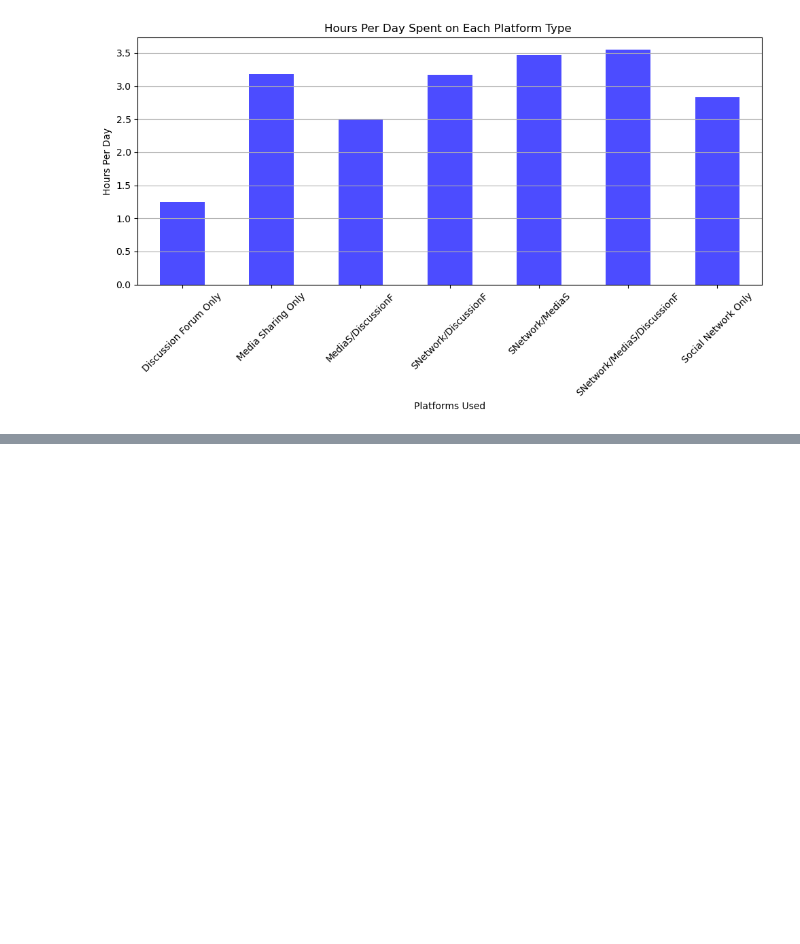
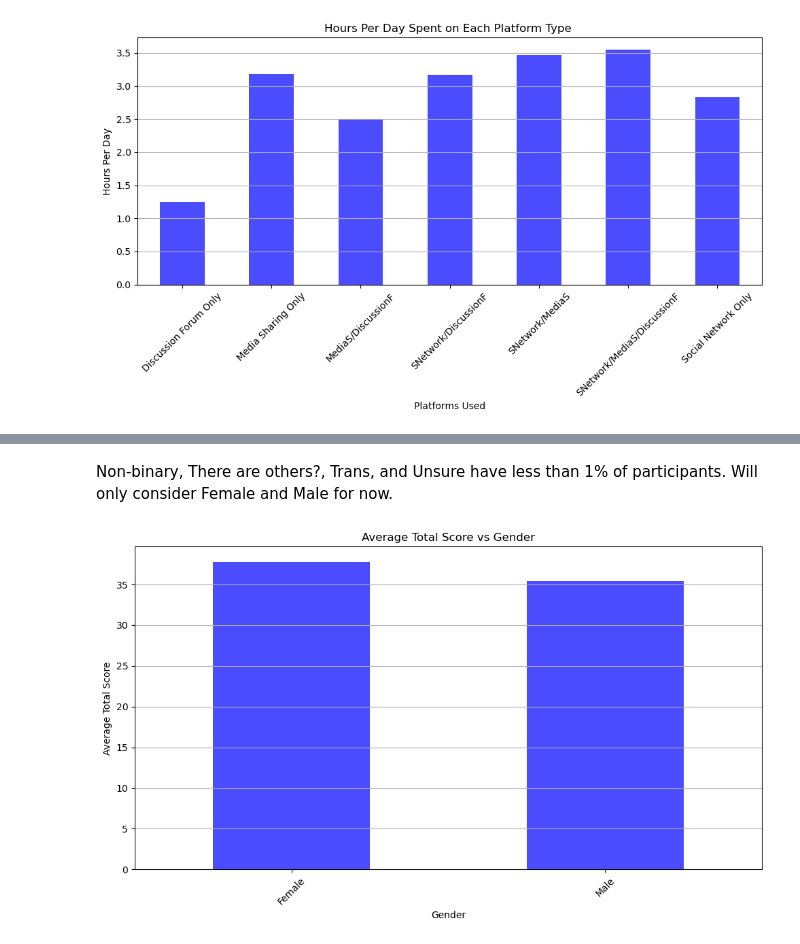
Before and after one commit to serenahinton/Social-Media-and-Mental-Health-Analysis-Project, a Jupyter notebook: social-media-analysis.ipynb, the cells around one changed output, grey strips where cells are left out. Cells and saved outputs as stored; diff of their text form; code cells hidden in the pictures; blank space fills up the shorter version.

```diff
--- a/social-media-analysis.ipynb
+++ b/social-media-analysis.ipynb
@@ -1515,0 +1583,29 @@ plt.show()
+# %% [markdown]
+Non-binary, There are others?, Trans, and Unsure have less than 1% of participants. Will only consider Female and Male for now.
+# %%
+selected_categories = ['Male', 'Female']  # Specify the categories you want to include
+
+# Filter the DataFrame to include only the selected categories
+filtered_data = data[data['Gender'].isin(selected_categories)]
+
+# Calculate the average hours per day for each platform
+avg_hours_per_day = filtered_data.groupby('Gender')['Total Score'].mean()
+
+# Plotting
+plt.figure(figsize=(10, 6))  # Adjust the figure size as needed
+
+# Bar plot
+avg_hours_per_day.plot(kind='bar', color='blue', alpha=0.7)
+
+plt.title('Average Total Score vs Gender')
+plt.xlabel('Gender')
+plt.ylabel('Average Total Score')
+
+plt.xticks(rotation=45)  # Rotate x-axis labels for better readability
+
+plt.grid(axis='y')  # Add gridlines on the y-axis
+plt.tight_layout()
+
+plt.show()
+# %% [output]
+[figure, added]
```
Also changed, not shown: parts of 10 cells of this notebook.
